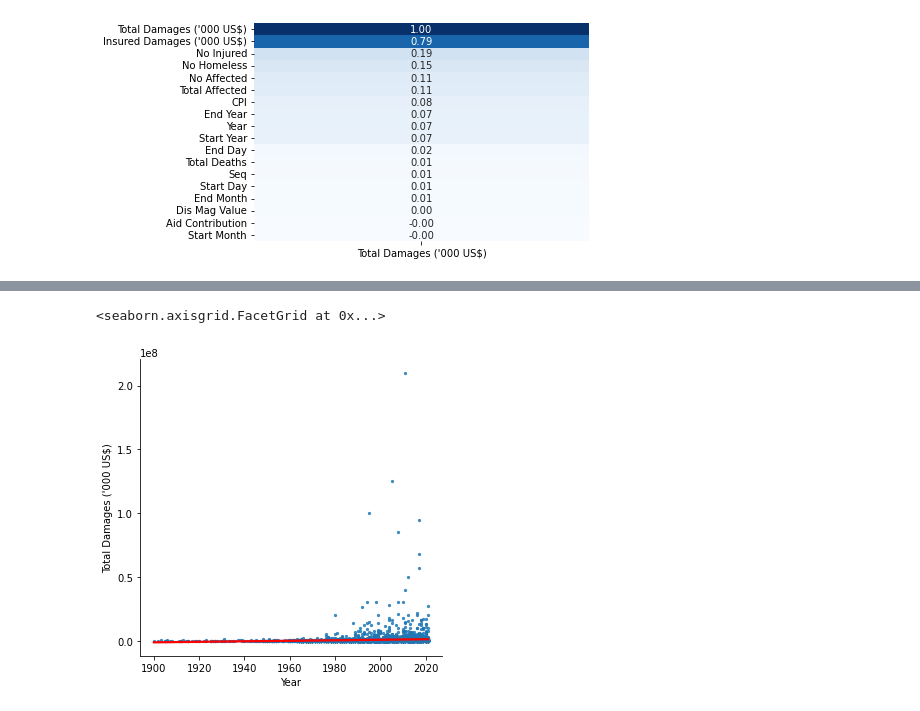
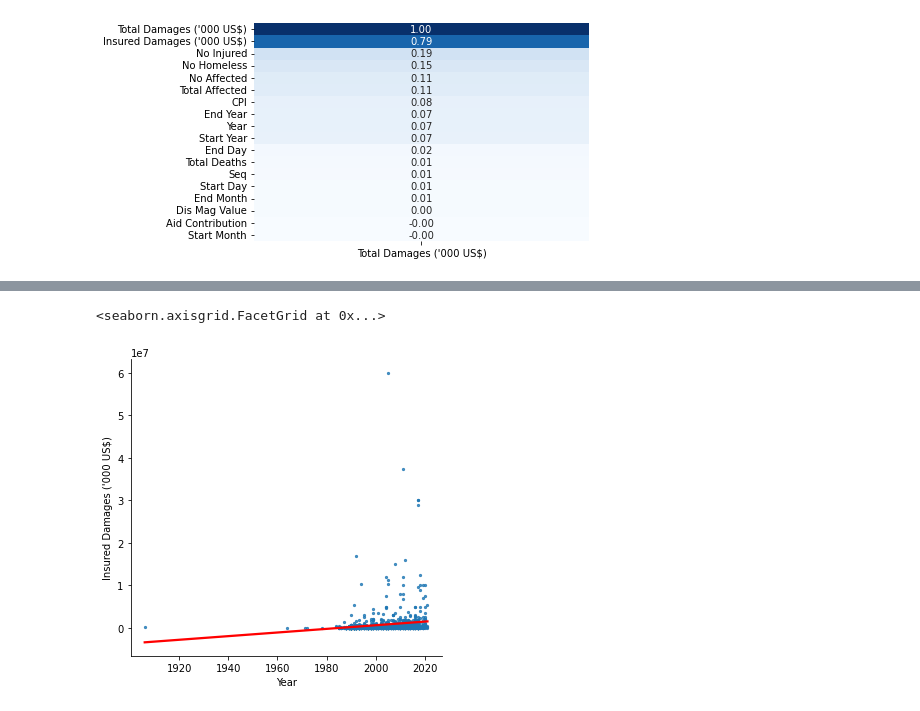
Before and after one commit to hekaplex/2022_01_DSI_WD, a Jupyter notebook: Alex/py/capstone.ipynb, the cells around one changed output, grey strips where cells are left out. Drawn from its saved outputs; the diff is of its cells as text; code cells hidden in the pictures.

```diff
--- a/Alex/py/capstone.ipynb
+++ b/Alex/py/capstone.ipynb
@@ -203,6 +361,8 @@ number_of_disasters = len(index)
 print(number_of_disasters)
 # %% [output]
 16126
+# %%
+nd["Disaster_Total"] = number_of_disasters
 # %%
 sns.relplot(data=nd, kind='scatter',
             x='Year', y='No Affected')
@@ -281,6 +442,6 @@ sns.heatmap(data=nd.corr()[["Total Damages ('000 US$)"]].sort_values(by="Total D
 # %%
-sns.lmplot(data=nd, x='Year', y="Total Damages ('000 US$)", ci=None,
+sns.lmplot(data=nd, x='Year', y="Insured Damages ('000 US$)", ci=None,
            scatter_kws={'s':5}, line_kws={'color':'red'})
 # %% [output]
 <seaborn.axisgrid.FacetGrid at 0x...>
-[figure, old version]
+[figure, new version]
```
Also changed, not shown: parts of 23 cells of this notebook.
